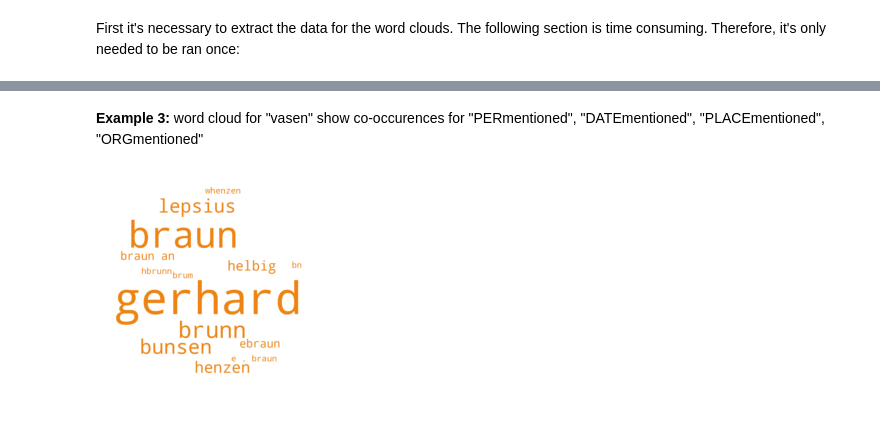
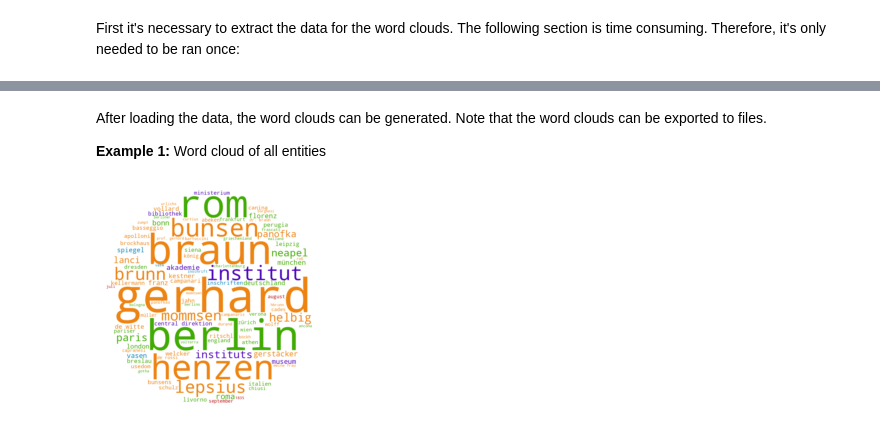
Before and after one commit to dainst/gelehrtenkorrespondenz-21, a Jupyter notebook: notebooks/corpus_analysis.ipynb, the cells around one changed output, grey strips where cells are left out. Saved outputs shown, nothing was run; the diff lists cells and outputs as text; code cells hidden in the pictures.

Commit message:
updated word cloud generation and examples

```diff
--- a/notebooks/corpus_analysis.ipynb
+++ b/notebooks/corpus_analysis.ipynb
@@ -128,16 +37,0 @@ generator.generate(file_path = file_path)
-# %% [markdown]
-**Example 3:**
-word cloud for "vasen" show co-occurences for "PERmentioned", "DATEmentioned", "PLACEmentioned", "ORGmentioned"
-# %%
-file_path = 'resources/corpus_analysis/wordcloud_vasen_authors.png'
-
-base_entity = 'vasen'
-relation_entity_types = ['PERauthor']
-
-generator.extract_coocurrences(
-    src_dir = src_dir,
-    base_entity = base_entity,
-    relation_entity_types = relation_entity_types)
-generator.generate(file_path = file_path)
-# %% [output]
-[figure, removed]
@@ -143,0 +43,11 @@ generator.generate(file_path = file_path)
+# %% [markdown]
+After loading the data, the word clouds can be generated. Note that the word clouds can be exported to files.
+
+**Example 1:**
+Word cloud of all entities
+# %%
+output_path = 'resources/corpus_analysis/wordclouds/01_total.png'
+
+generator.generate(output_path = output_path)
+# %% [output]
+[figure, added]
```
Also changed, not shown: parts of 41 cells of this notebook, 36 other files.
